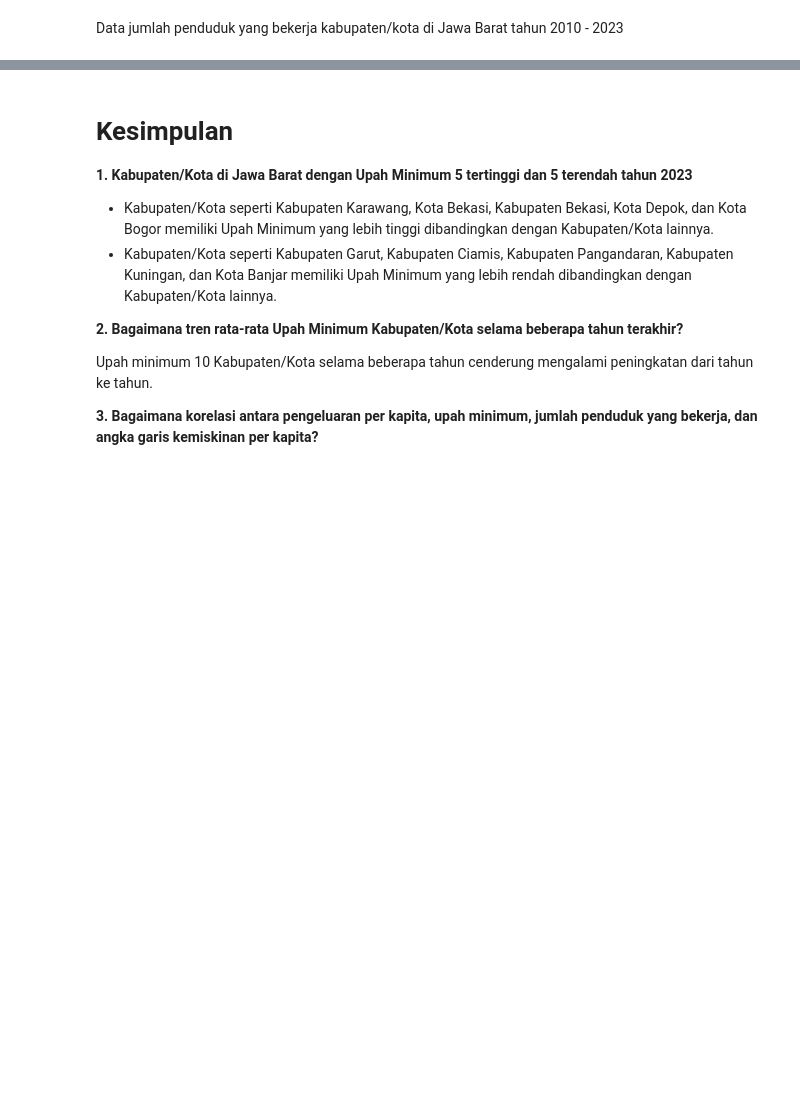
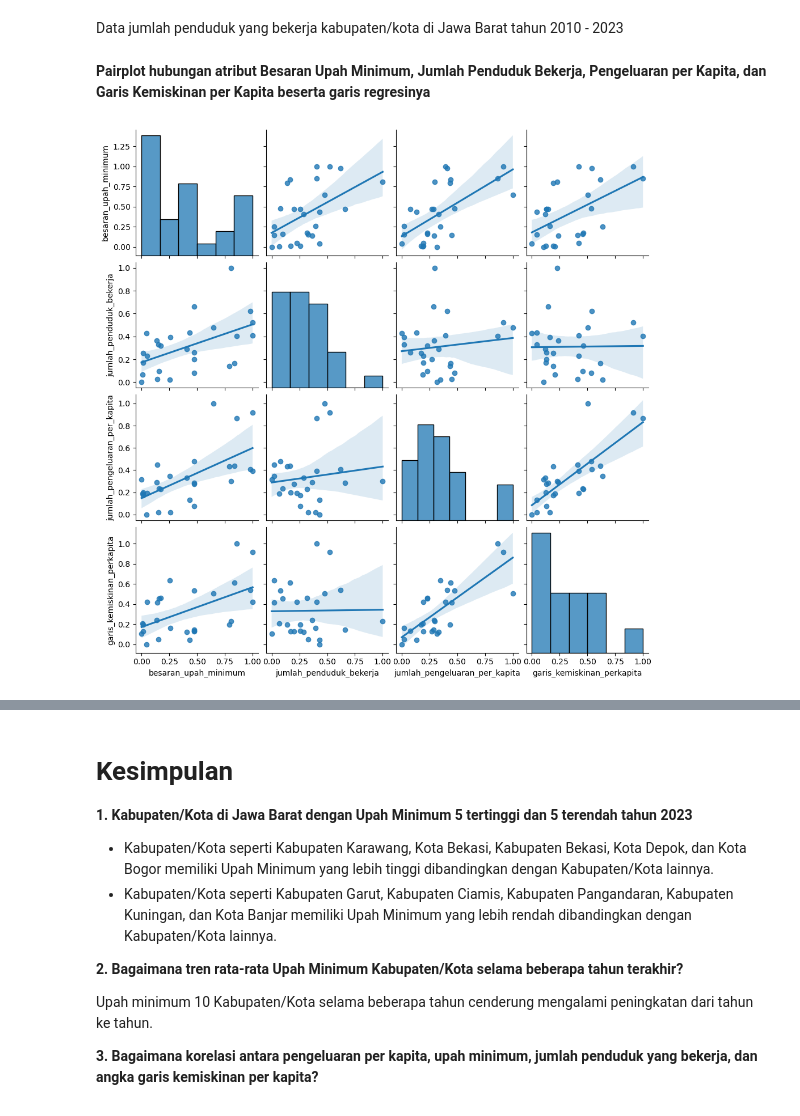
Before and after one commit to boyaditya/Data-Mining-and-Warehouse, a Jupyter notebook: V2/EDA Kelompok 3.ipynb, the cells around one changed output, grey strips where cells are left out. Saved outputs shown, nothing was run; the diff lists cells and outputs as text; code cells hidden in the pictures; blank space fills up the shorter version.

Commit message:
normalisasi dan perbandingan antar atribut

```diff
--- a/V2/EDA Kelompok 3.ipynb
+++ b/V2/EDA Kelompok 3.ipynb
@@ -345,0 +348,15 @@ Banjar memiliki upah minimum terendah dapat disebabkan tidak padatnya jumlah pen
+# %%
+# copy the data
+df3_min_max_scaled = df3.copy()
+
+# apply normalization techniques
+df3_min_max_scaled['jumlah_penduduk_bekerja'] = (df3_min_max_scaled['jumlah_penduduk_bekerja'] - df3_min_max_scaled['jumlah_penduduk_bekerja'].min()) / (df3_min_max_scaled['jumlah_penduduk_bekerja'].max() - df3_min_max_scaled['jumlah_penduduk_bekerja'].min())
+
+df3_min_max_scaled['besaran_upah_minimum'] = (df3_min_max_scaled['besaran_upah_minimum'] - df3_min_max_scaled['besaran_upah_minimum'].min()) / (df3_min_max_scaled['besaran_upah_minimum'].max() - df3_min_max_scaled['besaran_upah_minimum'].min())
+
+df3_min_max_scaled['jumlah_pengeluaran_per_kapita'] = (df3_min_max_scaled['jumlah_pengeluaran_per_kapita'] - df3_min_max_scaled['jumlah_pengeluaran_per_kapita'].min()) / (df3_min_max_scaled['jumlah_pengeluaran_per_kapita'].max() - df3_min_max_scaled['jumlah_pengeluaran_per_kapita'].min())
+
+df3_min_max_scaled['garis_kemiskinan_perkapita'] = (df3_min_max_scaled['garis_kemiskinan_perkapita'] - df3_min_max_scaled['garis_kemiskinan_perkapita'].min()) / (df3_min_max_scaled['garis_kemiskinan_perkapita'].max() - df3_min_max_scaled['garis_kemiskinan_perkapita'].min())
+
+# view normalized data
+print(df3_min_max_scaled.to_string())
@@ -554,2 +589,9 @@ plt.show()
 # %% [markdown]
 Data jumlah penduduk yang bekerja kabupaten/kota di Jawa Barat tahun 2010 - 2023
+# %% [markdown]
+**Pairplot hubungan atribut Besaran Upah Minimum, Jumlah Penduduk Bekerja, Pengeluaran per Kapita, dan Garis Kemiskinan per Kapita beserta garis regresinya**
+# %%
+sns.pairplot(data = df3_min_max_scaled, vars=['besaran_upah_minimum','jumlah_penduduk_bekerja','jumlah_pengeluaran_per_kapita', 'garis_kemiskinan_perkapita'], kind='reg')
+plt.show()
+# %% [output]
+[figure, added]
```
Also changed, not shown: parts of 8 cells of this notebook.
